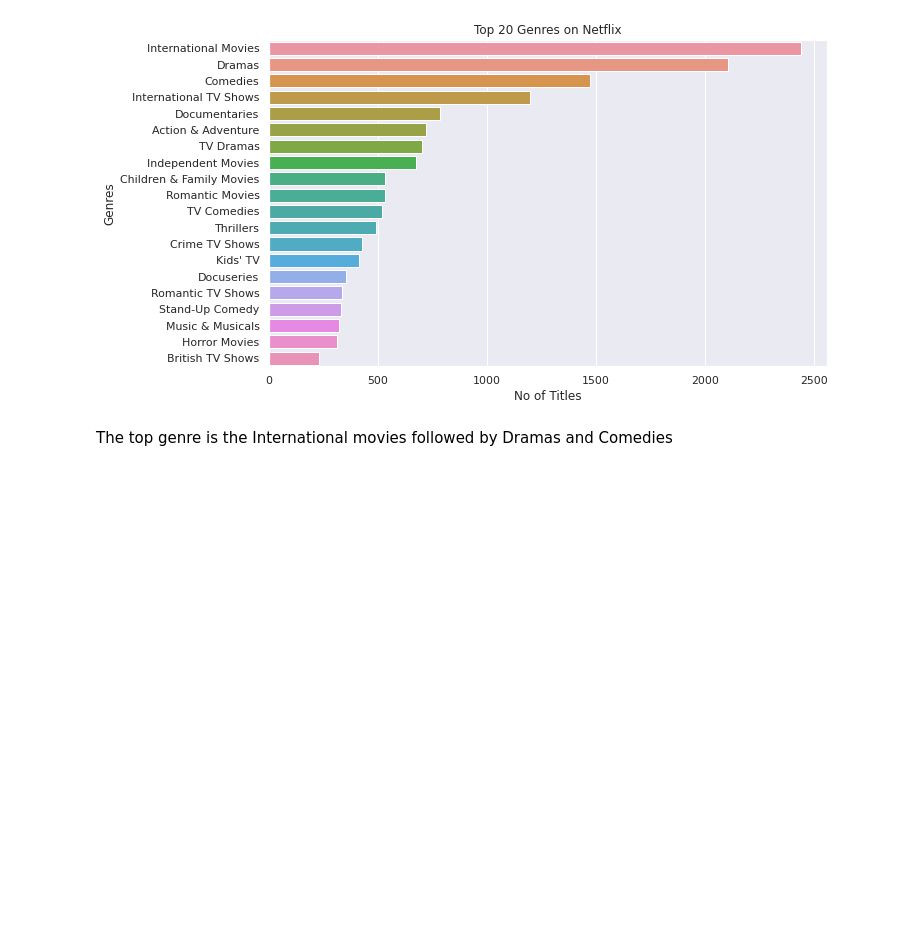
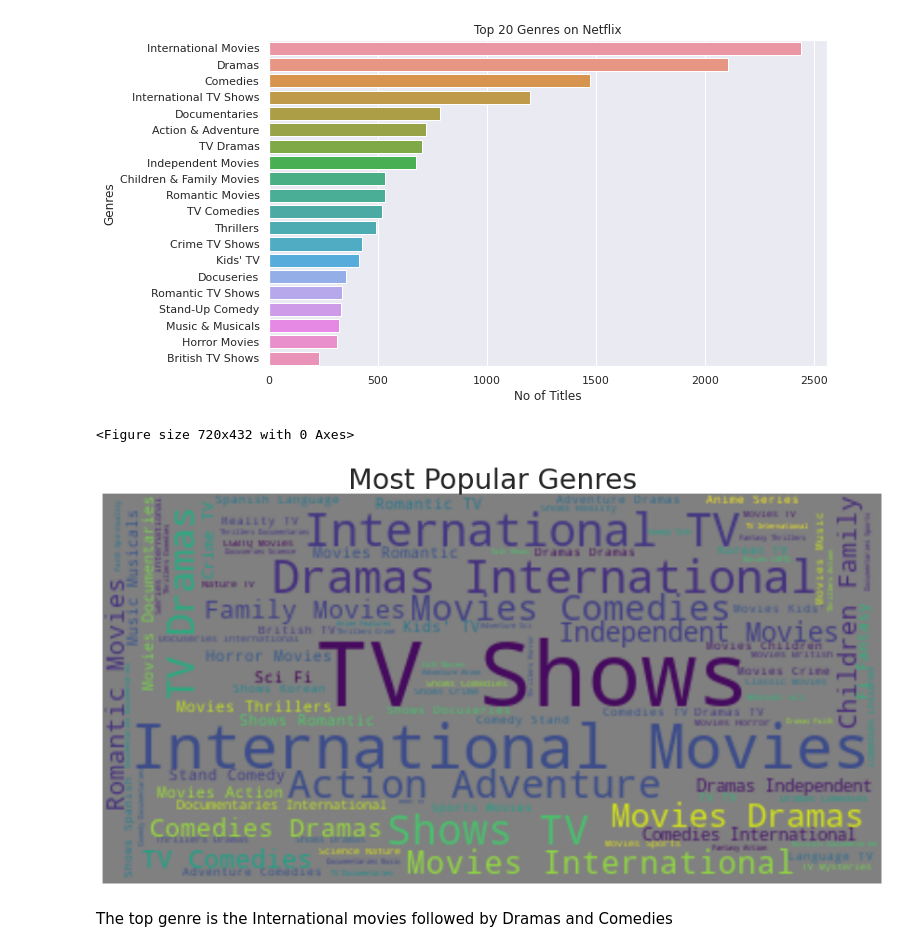
Before and after one commit to anasabbad/Netflix-Movies-and-TV-Shows-Clustering, a Jupyter notebook: NETFLIX_MOVIES_AND_TV_SHOWS_CLUSTERING.ipynb, the cells around one changed output. Drawn from its saved outputs; the diff is of its cells as text; code cells hidden in the pictures; blank space fills up the shorter version.

```diff
--- a/NETFLIX_MOVIES_AND_TV_SHOWS_CLUSTERING.ipynb
+++ b/NETFLIX_MOVIES_AND_TV_SHOWS_CLUSTERING.ipynb
@@ -438,6 +445,20 @@ plt.ylabel('Genres')
 plt.show()
 # %% [output]
 [figure]
+# %%
+text = " ".join(str(each) for each in genres)
+# Create and generate a word cloud image:
+wordcloud = WordCloud(max_words=200, background_color="grey").generate(text)
+plt.figure(figsize=(10,6))
+plt.figure(figsize=(15,10))
+# Display the generated image:
+plt.imshow(wordcloud, interpolation='Bilinear')
+plt.title('Most Popular Genres',fontsize = 30)
+plt.axis("off")
+plt.show()
+# %% [output]
+<Figure size 720x432 with 0 Axes>
+[figure, added]
 # %% [markdown]
 The top genre is the International movies followed by Dramas and Comedies
 # %% [markdown]
```
Also changed, not shown: parts of 15 cells of this notebook.
